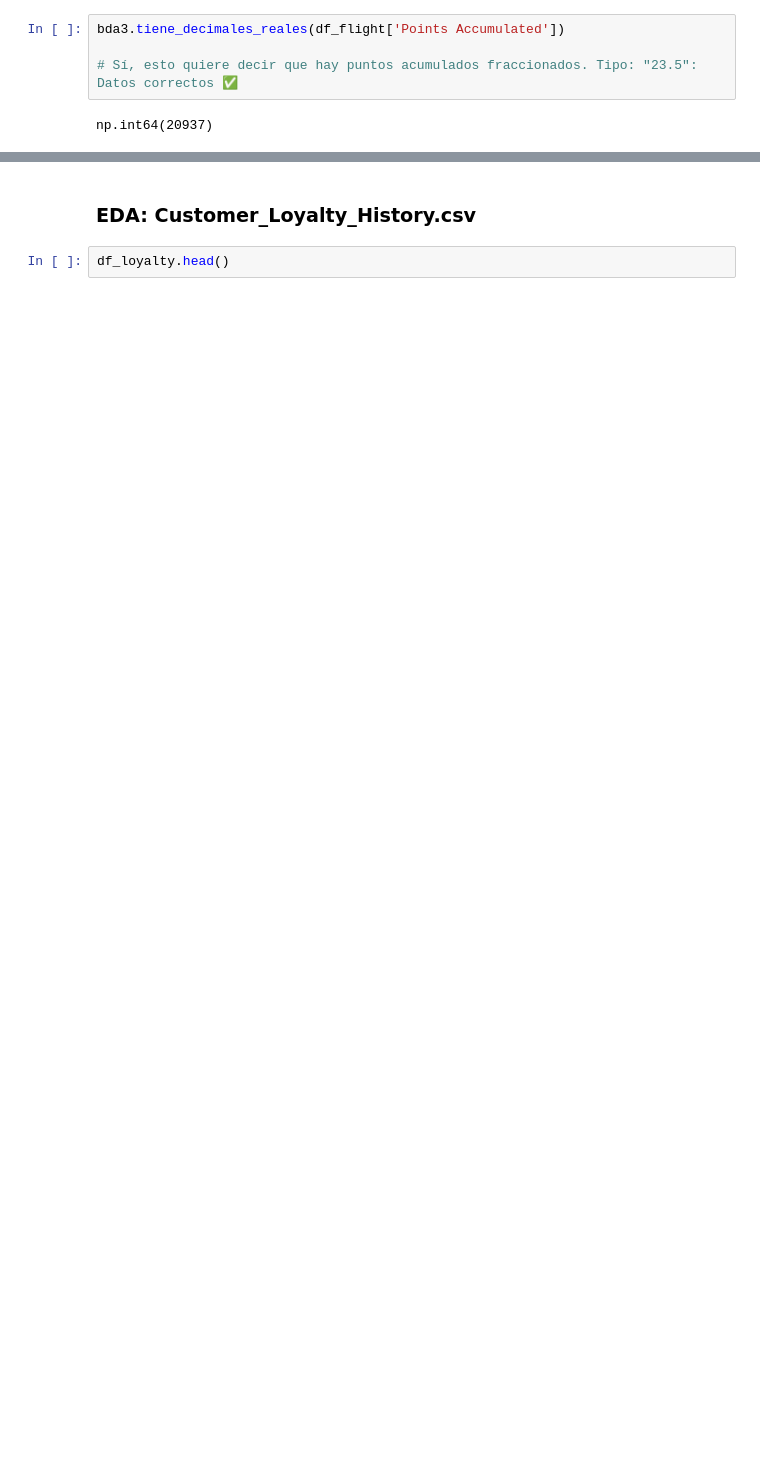
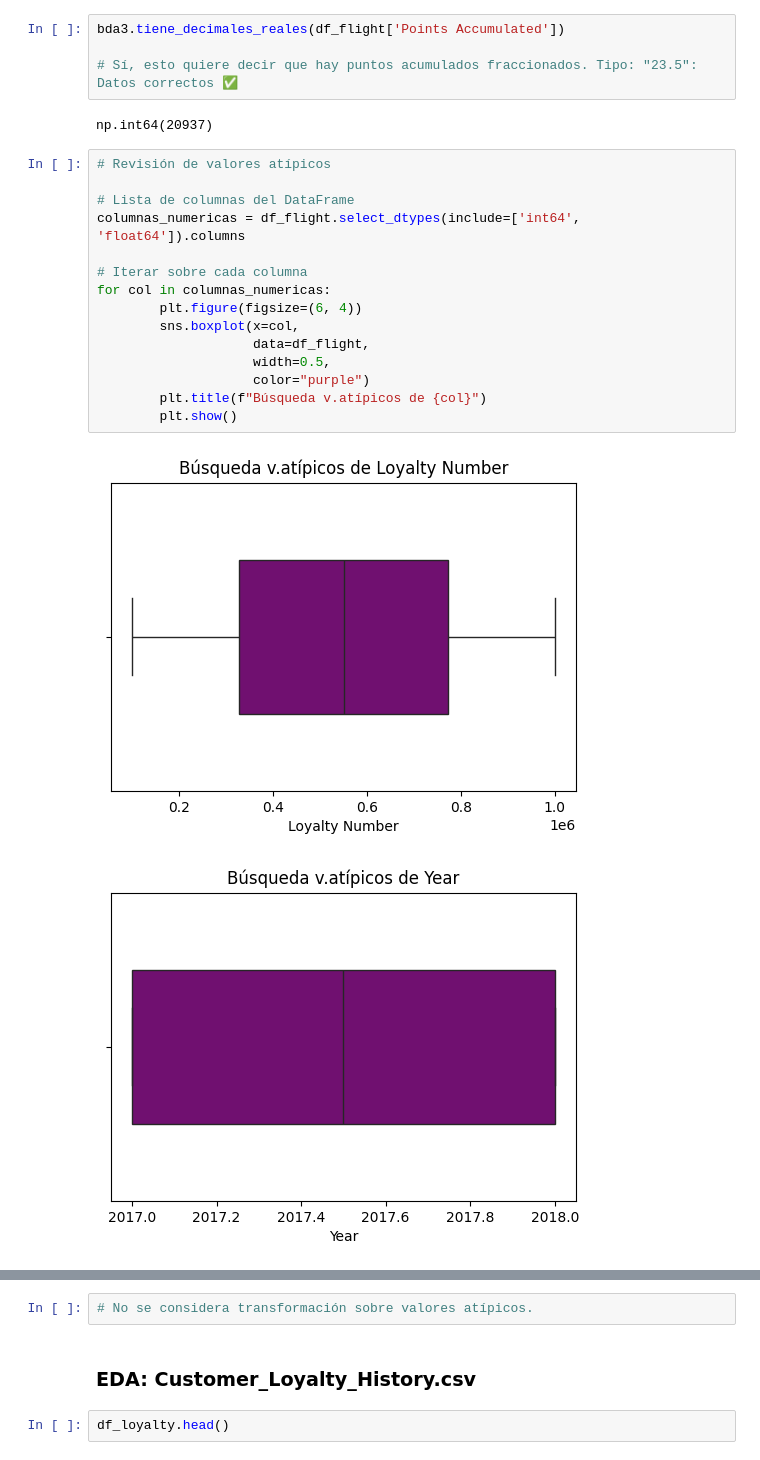
Before and after one commit to Adalab/bda-modulo-3-evaluacion-final-isamanero, a Jupyter notebook: EDA.ipynb, the cells around one changed output, grey strips where cells are left out. Drawn from its saved outputs; the diff is of its cells as text; blank space fills up the shorter version.

```diff
--- a/EDA.ipynb
+++ b/EDA.ipynb
@@ -162,3 +168,21 @@ bda3.tiene_decimales_reales(df_flight['Points Accumulated'])
 # Sí, esto quiere decir que hay puntos acumulados fraccionados. Tipo: "23.5": Datos correctos ✅
 # %% [output]
 np.int64(20937)
+# %%
+# Revisión de valores atípicos
+
+# Lista de columnas del DataFrame
+columnas_numericas = df_flight.select_dtypes(include=['int64', 'float64']).columns
+
+# Iterar sobre cada columna
+for col in columnas_numericas:
+        plt.figure(figsize=(6, 4))
+        sns.boxplot(x=col,
+                    data=df_flight,
+                    width=0.5,
+                    color="purple")
+        plt.title(f"Búsqueda v.atípicos de {col}")
+        plt.show()
+# %% [output]
+[figure, added]
+[figure, added]
@@ -165,3 +197,5 @@ np.int64(20937)
+# %%
+# No se considera transformación sobre valores atípicos.
 # %% [markdown]
 ### EDA: Customer_Loyalty_History.csv
 # %%
```
Also changed, not shown: parts of 32 cells of this notebook, 7 other files.
